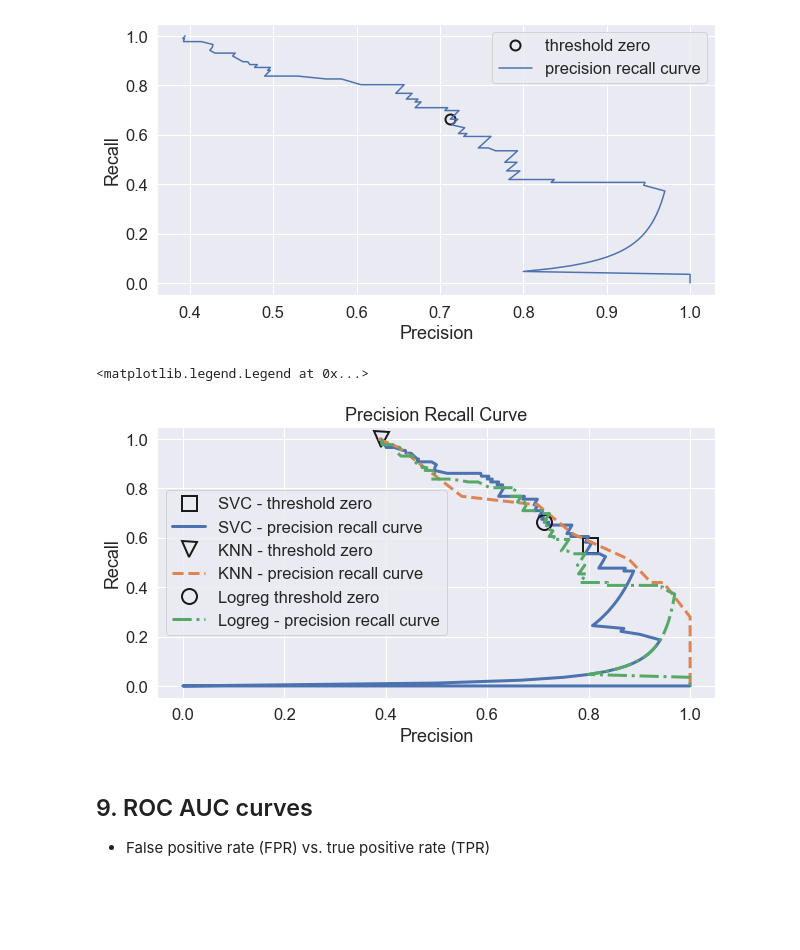
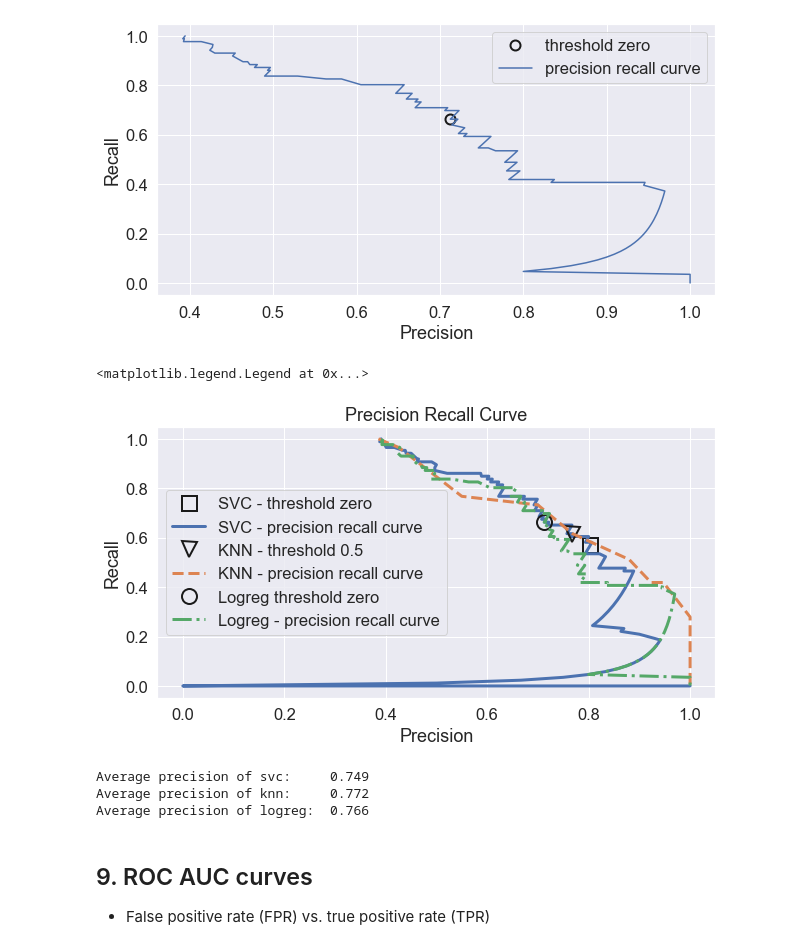
Before and after one commit to royceto/taitanic, a Jupyter notebook: 7_confusion_matrix_etal.ipynb, the cells around one changed output. Cells and saved outputs as stored; diff of their text form; code cells hidden in the pictures; blank space fills up the shorter version.

```diff
--- a/7_confusion_matrix_etal.ipynb
+++ b/7_confusion_matrix_etal.ipynb
@@ -444,9 +444,9 @@ sns.set(font_scale=1.5)
 
 precision_knn, recall_knn, thresholds_knn = precision_recall_curve(y_test, knn.predict_proba(X_test)[:,1])
 
-close_zero_knn = np.argmin(np.abs(thresholds_knn))
+close_zero_knn = np.argmin(np.abs(thresholds_knn - 0.5))
 
-plt.plot(precision_svc[close_zero_knn], recall_svc[close_zero_knn], "o", markersize=10, label="threshold zero",fillstyle="none", c="k", mew=2)
+plt.plot(precision_knn[close_zero_knn], recall_knn[close_zero_knn], "o", markersize=10, label="threshold 0.5",fillstyle="none", c="k", mew=2)
 
 plt.plot(precision_knn, recall_knn, label="precision recall curve")
 
@@ -479,29 +479,29 @@ plt.legend(loc="best")
 # %%
 #altogether
 
 plt.figure(figsize=(10,5))
 sns.set(font_scale=1.5)
 
 #SVC
 plt.plot(precision_svc[close_zero_svc], recall_svc[close_zero_svc], "s", markersize=15, label="SVC - threshold zero",fillstyle="none", c="k", mew=2)
 
 plt.plot(precision_svc, recall_svc, label="SVC - precision recall curve", linestyle="solid", linewidth=3)
 
 
 #KNN
-plt.plot(precision_svc[close_zero_knn], recall_svc[close_zero_knn], "v", markersize=15, label="KNN - threshold zero",fillstyle="none", c="k", mew=2)
+plt.plot(precision_knn[close_zero_knn], recall_knn[close_zero_knn], "v", markersize=15, label="KNN - threshold 0.5",fillstyle="none", c="k", mew=2)
 
 plt.plot(precision_knn, recall_knn, label="KNN - precision recall curve",linestyle="dashed", linewidth=3)
 
 #logreg
 plt.plot(precision_logreg[close_zero_logreg], recall_logreg[close_zero_logreg], "o", markersize=15, label="Logreg threshold zero",fillstyle="none", c="k", mew=2)
 
 plt.plot(precision_logreg, recall_logreg, label="Logreg - precision recall curve", linestyle="dashdot", linewidth=3)
 
 plt.xlabel("Precision")
 plt.ylabel("Recall")
 plt.title("Precision Recall Curve")
 plt.legend(loc="best")
 # %% [output]
 <matplotlib.legend.Legend at 0x...>
-[figure, old version]
+[figure, new version]
@@ -508,3 +517,17 @@ plt.legend(loc="best")
+# %%
+print(
+    "Average precision of svc:     {:.3f}".format(ap_svc)
+)
+print(
+    "Average precision of knn:     {:.3f}".format(ap_knn)
+)
+print(
+    "Average precision of logreg:  {:.3f}".format(ap_logreg)
+)
+# %% [output]
+Average precision of svc:     0.749
+Average precision of knn:     0.772
+Average precision of logreg:  0.766
 # %% [markdown]
 ## 9. ROC AUC curves
 - False positive rate (FPR) vs. true positive rate (TPR)
```
Also changed, not shown: parts of 5 cells of this notebook.
